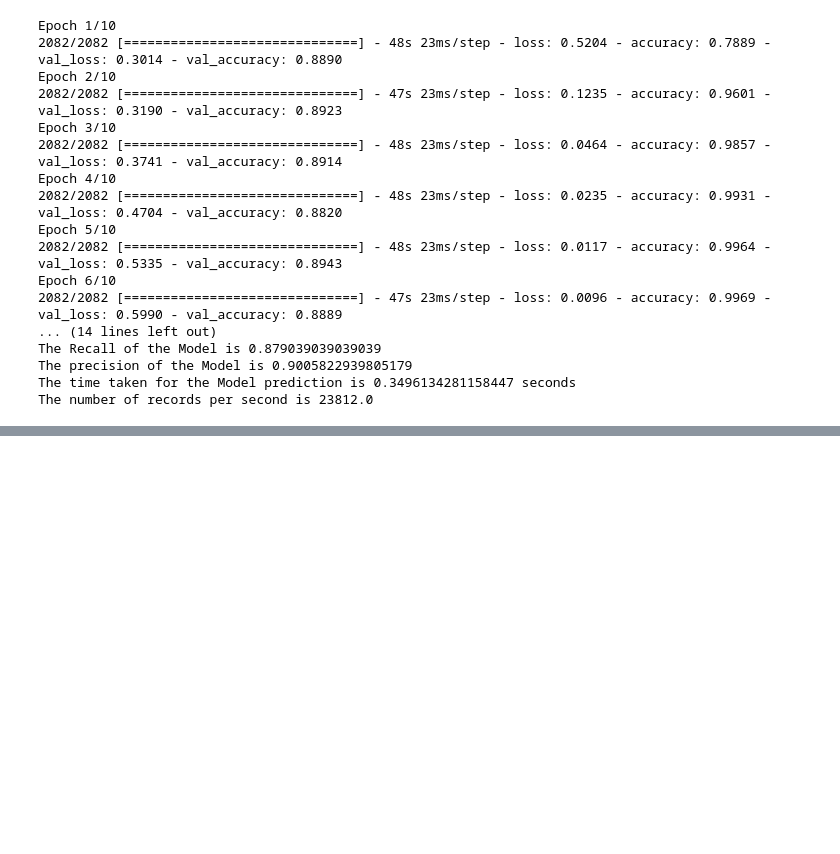
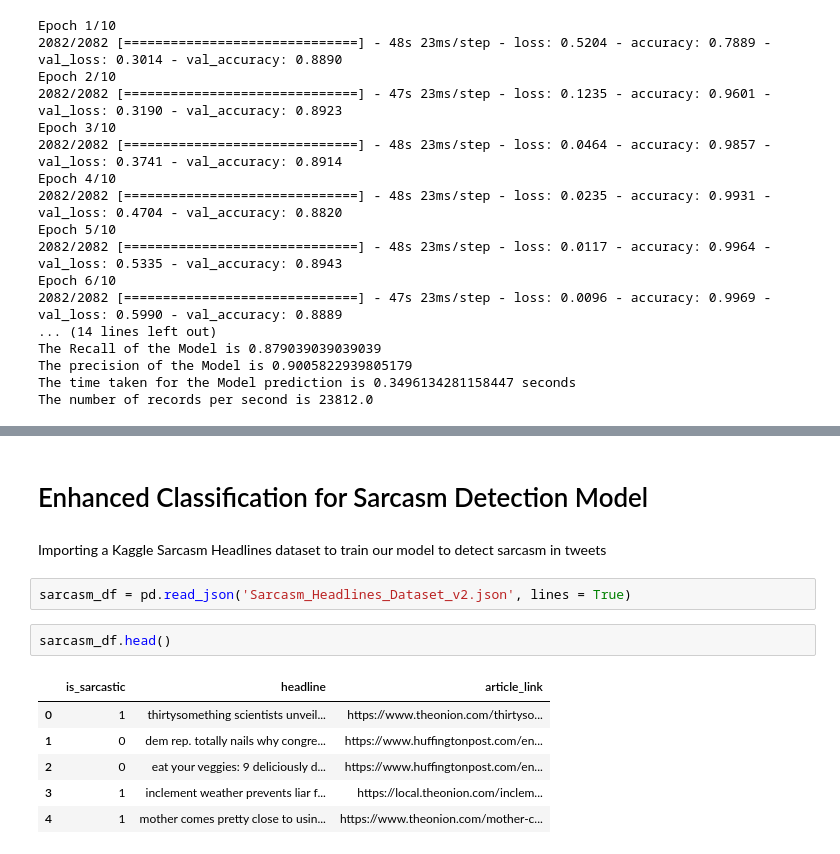
Before and after one commit to erictan23/TwitterIR, a Jupyter notebook: SentimentalAnalysis.ipynb, the cells around one changed output, grey strips where cells are left out. Drawn from its saved outputs; the diff is of its cells as text; blank space fills up the shorter version.

```diff
--- a/SentimentalAnalysis.ipynb
+++ b/SentimentalAnalysis.ipynb
@@ -3033,0 +2297,15 @@ The number of records per second is 4686.0
+# %% [markdown]
+# Enhanced Classification for Sarcasm Detection Model
+# %% [markdown]
+Importing a Kaggle Sarcasm Headlines dataset to train our model to detect sarcasm in tweets
+# %%
+sarcasm_df = pd.read_json('Sarcasm_Headlines_Dataset_v2.json', lines = True)
+# %%
+sarcasm_df.head()
+# %% [output]
+|  | is_sarcastic | headline | article_link |
+| 0 | 1 | thirtysomething scientists unveil... | https://www.theonion.com/thirtyso... |
+| 1 | 0 | dem rep. totally nails why congre... | https://www.huffingtonpost.com/en... |
+| 2 | 0 | eat your veggies: 9 deliciously d... | https://www.huffingtonpost.com/en... |
+| 3 | 1 | inclement weather prevents liar f... | https://local.theonion.com/inclem... |
+| 4 | 1 | mother comes pretty close to usin... | https://www.theonion.com/mother-c... |
```
Also changed, not shown: parts of 111 cells of this notebook.
